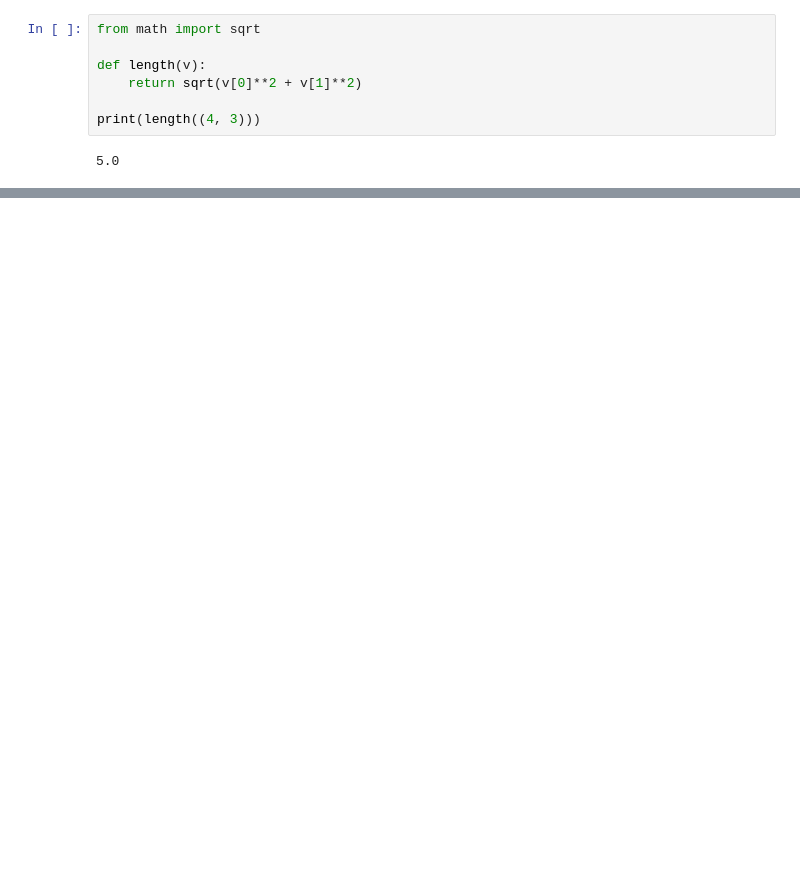
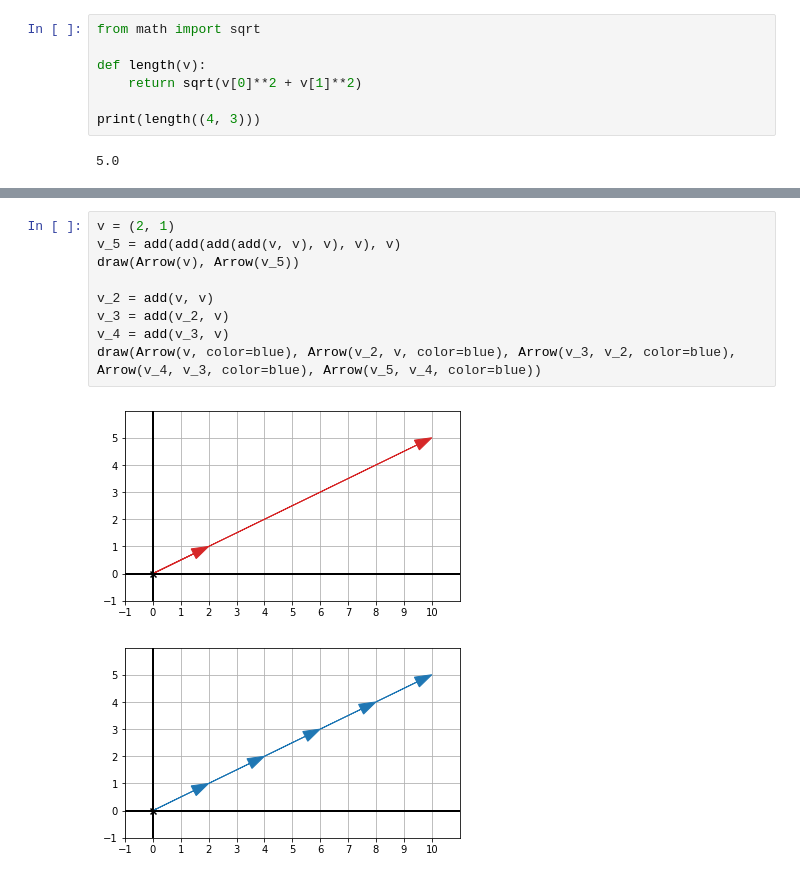
Before and after one commit to sergiofgonzalez/math-workbench, a Jupyter notebook: 01-vectors-in-the-2d-plane/02-vector-arithmetics-notebook/vector_arithmetics.ipynb, the cells around one changed output, grey strips where cells are left out. Saved outputs shown, nothing was run; the diff lists cells and outputs as text; blank space fills up the shorter version.

```diff
--- a/01-vectors-in-the-2d-plane/02-vector-arithmetics-notebook/vector_arithmetics.ipynb
+++ b/01-vectors-in-the-2d-plane/02-vector-arithmetics-notebook/vector_arithmetics.ipynb
@@ -118,0 +127,12 @@ print(length((4, 3)))
+# %%
+v = (2, 1)
+v_5 = add(add(add(add(v, v), v), v), v)
+draw(Arrow(v), Arrow(v_5))
+
+v_2 = add(v, v)
+v_3 = add(v_2, v)
+v_4 = add(v_3, v)
+draw(Arrow(v, color=blue), Arrow(v_2, v, color=blue), Arrow(v_3, v_2, color=blue), Arrow(v_4, v_3, color=blue), Arrow(v_5, v_4, color=blue))
+# %% [output]
+[figure, added]
+[figure, added]
```
Also changed, not shown: parts of 19 cells of this notebook, 2 other files.
